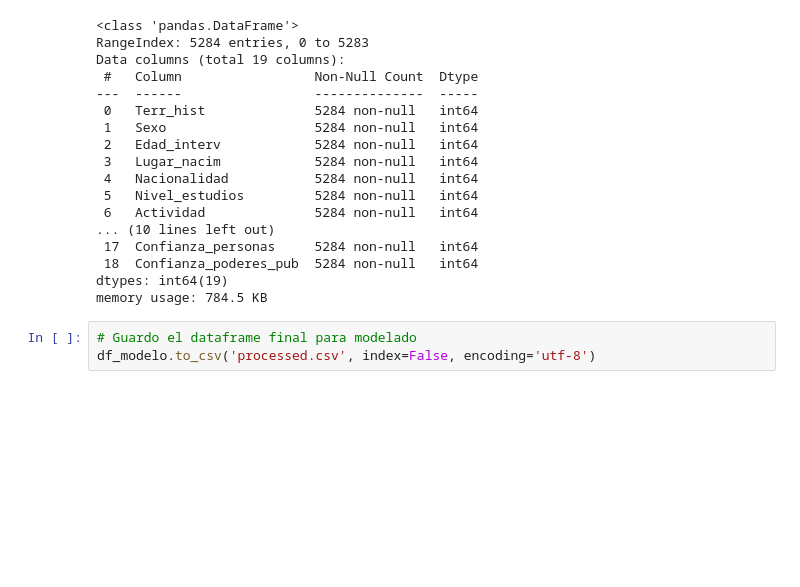
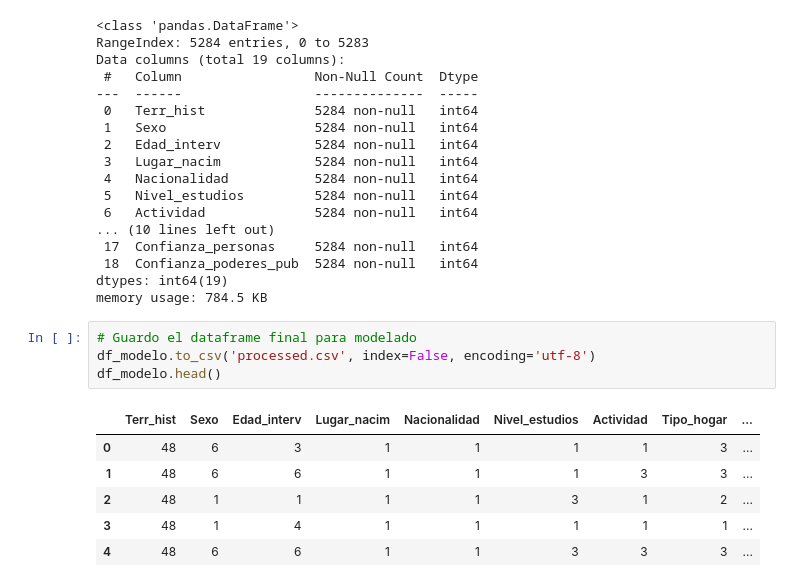
Before and after one commit to Leire2026/Proyecto_Machine_Learning, a Jupyter notebook: Proyecto_Final_ML/2_Notebooks/2_EDA_y_Limpieza.ipynb, the cells around one changed output. Saved outputs shown, nothing was run; the diff lists cells and outputs as text; blank space fills up the shorter version.

```diff
--- a/Proyecto_Final_ML/2_Notebooks/2_EDA_y_Limpieza.ipynb
+++ b/Proyecto_Final_ML/2_Notebooks/2_EDA_y_Limpieza.ipynb
@@ -813,3 +812,11 @@ memory usage: 784.5 KB
 # %%
 # Guardo el dataframe final para modelado
 df_modelo.to_csv('processed.csv', index=False, encoding='utf-8')
+df_modelo.head()
+# %% [output]
+|  | Terr_hist | Sexo | Edad_interv | Lugar_nacim | Nacionalidad | Nivel_estudios | Actividad | Tipo_hogar | ... |
+| 0 | 48 | 6 | 3 | 1 | 1 | 1 | 1 | 3 | ... |
+| 1 | 48 | 6 | 6 | 1 | 1 | 1 | 3 | 3 | ... |
+| 2 | 48 | 1 | 1 | 1 | 1 | 3 | 1 | 2 | ... |
+| 3 | 48 | 1 | 4 | 1 | 1 | 1 | 1 | 1 | ... |
+| 4 | 48 | 6 | 6 | 1 | 1 | 3 | 3 | 3 | ... |
```
Also changed, not shown: parts of 12 cells of this notebook, 2 other files.
